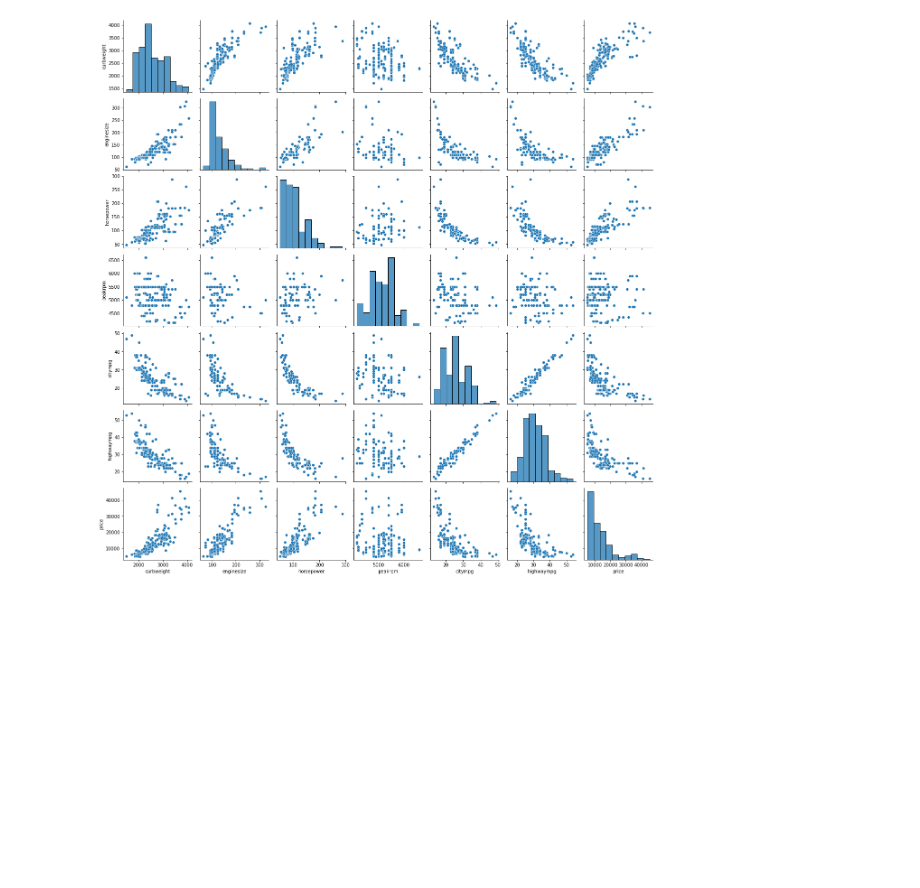
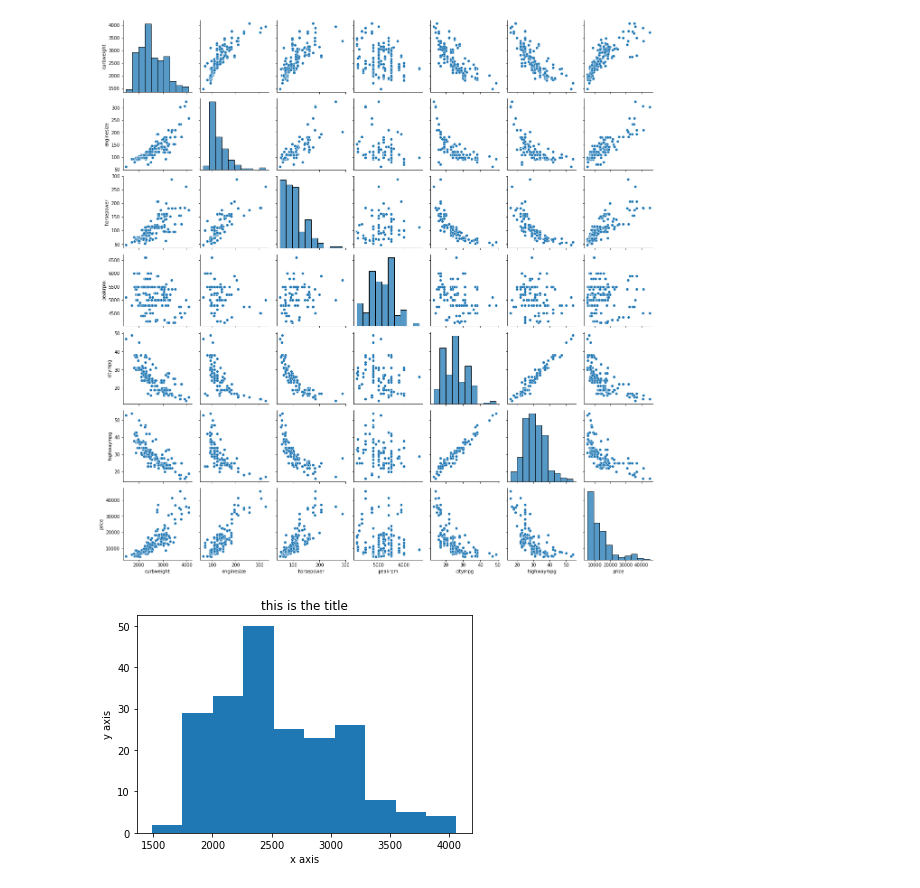
Before and after one commit to ubco-mds-2020-labs/data-533-lab-4-mqharris, a Jupyter notebook: plot_example.ipynb, the cells around one changed output. Drawn from its saved outputs; the diff is of its cells as text; code cells hidden in the pictures; blank space fills up the shorter version.

```diff
--- a/plot_example.ipynb
+++ b/plot_example.ipynb
@@ -75,0 +73,11 @@ scatter_plot.show_plot()
+# %%
+# save plot (MacOS only)
+hist_plot = grapher.HistogramPlot(data=df)
+hist_plot.add_title("this is the title")
+hist_plot.add_label_names("x axis", "y axis")
+hist_plot.histogram("curbweight")
+
+# will also display the plot in a jupyter notebook
+hist_plot.save_plot()
+# %% [output]
+[figure, added]
```
Also changed, not shown: parts of 2 cells of this notebook, 2 other files.
